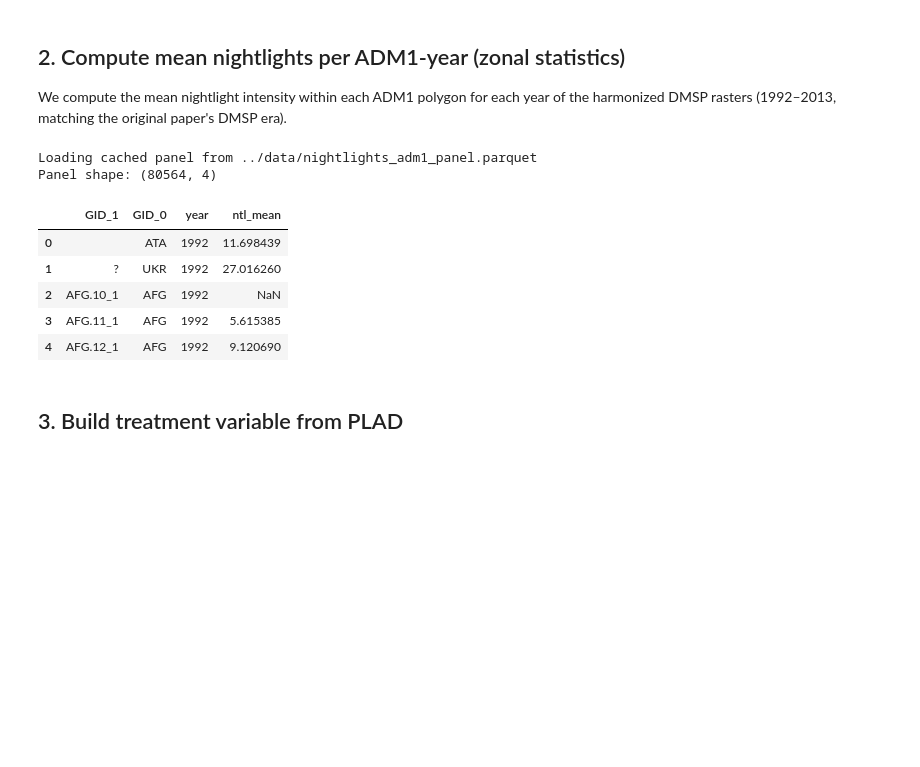
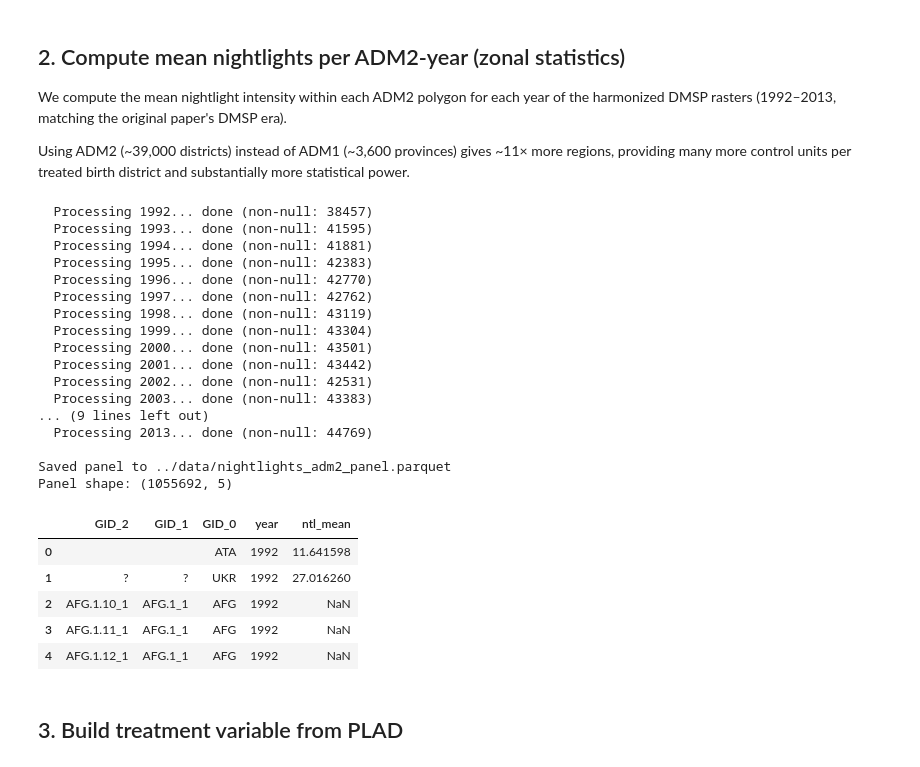
Before and after one commit to RichSchulz/political-leader-pollution, a Jupyter notebook: analysis/replication.ipynb, the cells around one changed output. Cells and saved outputs as stored; diff of their text form; code cells hidden in the pictures; blank space fills up the shorter version.

```diff
--- a/analysis/replication.ipynb
+++ b/analysis/replication.ipynb
@@ -39,10 +39,10 @@ PLAD_PATH = DATA / "political leaders" / "PLAD_April_2024.dta"
 # %%
 GADM_DIR = DATA / "gadm"
 GADM_GPKG = GADM_DIR / "gadm_410.gpkg"
-ADM1_CACHE = GADM_DIR / "gadm41_adm1.gpkg"
+ADM2_CACHE = GADM_DIR / "gadm41_adm2.gpkg"
 
 # --- Download GADM if needed ---
-if not GADM_GPKG.exists() and not ADM1_CACHE.exists():
+if not GADM_GPKG.exists() and not ADM2_CACHE.exists():
     GADM_DIR.mkdir(parents=True, exist_ok=True)
     url = "https://geodata.ucdavis.edu/gadm/gadm4.1/gadm_410-gpkg.zip"
     zip_path = GADM_DIR / "gadm_410-gpkg.zip"
@@ -54,17 +54,27 @@ if not GADM_GPKG.exists() and not ADM1_CACHE.exists():
     zip_path.unlink()
     print("Done.")
 
-# --- Dissolve to ADM1 level and cache ---
-if ADM1_CACHE.exists():
-    print(f"Loading cached ADM1 boundaries from {ADM1_CACHE}")
-    adm1 = gpd.read_file(ADM1_CACHE)
+# --- Dissolve to ADM2 level and cache ---
+if ADM2_CACHE.exists():
+    print(f"Loading cached ADM2 boundaries from {ADM2_CACHE}")
+    adm2 = gpd.read_file(ADM2_CACHE)
 else:
-    print("Dissolving to ADM1 (this takes a few minutes on the first run)...")
+    print("Reading GADM and dissolving to ADM2 (may take several minutes)...")
     raw = gpd.read_file(GADM_GPKG)
-    adm1 = raw.dissolve(by="GID_1", as_index=False)[["GID_0", "GID_1", "NAME_0", "NAME_1", "geometry"]]
-    adm1.to_file(ADM1_CACHE, driver="GPKG")
-    print(f"Cached ADM1 boundaries to {ADM1_CACHE}")
 
-print(f"Loaded {len(adm1)} ADM1 regions")
-adm1.head(2)
+    # For countries that lack ADM2 subdivision, promote their ADM1 code to GID_2
+    # (mirrors Bora 2025: "retain ADM1 regions for countries with no ADM2")
+    has_gid2 = raw["GID_2"].notna() & (raw["GID_2"].str.strip() != "")
+    # Replace GID_2 in-place so dissolve key has no duplicate column after the operation
+    raw["GID_2"] = raw["GID_2"].where(has_gid2, raw["GID_1"])
+
+    adm2 = raw.dissolve(by="GID_2", as_index=False)
+    keep_cols = [c for c in ["GID_0", "GID_1", "GID_2", "NAME_0", "NAME_1", "NAME_2", "geometry"]
+                 if c in adm2.columns]
+    adm2 = adm2[keep_cols]
+    adm2.to_file(ADM2_CACHE, driver="GPKG")
+    print(f"Cached ADM2 boundaries to {ADM2_CACHE}")
+
+print(f"Loaded {len(adm2)} ADM2 regions")
+adm2.head(2)
 # %% [output]
@@ -76,9 +87,11 @@ Loaded 3662 ADM1 regions
 # %% [markdown]
-## 2. Compute mean nightlights per ADM1-year (zonal statistics)
+## 2. Compute mean nightlights per ADM2-year (zonal statistics)
 
-We compute the mean nightlight intensity within each ADM1 polygon for each year of the harmonized DMSP rasters (1992–2013, matching the original paper's DMSP era).
+We compute the mean nightlight intensity within each ADM2 polygon for each year of the harmonized DMSP rasters (1992–2013, matching the original paper's DMSP era).
+
+Using ADM2 (~39,000 districts) instead of ADM1 (~3,600 provinces) gives ~11× more regions, providing many more control units per treated birth district and substantially more statistical power.
 # %%
-PANEL_CACHE = DATA / "nightlights_adm1_panel.parquet"
+PANEL_CACHE = DATA / "nightlights_adm2_panel.parquet"
 YEARS = range(1992, 2014)  # 1992-2013 inclusive (DMSP era)
 
 def raster_path(year):
@@ -92,44 +105,60 @@ if PANEL_CACHE.exists():
     print(f"Loading cached panel from {PANEL_CACHE}")
     ntl_panel = pd.read_parquet(PANEL_CACHE)
 else:
     frames = []
     for year in YEARS:
         rpath = raster_path(year)
         if not rpath.exists():
             print(f"  Skipping {year} — raster not found")
             continue
         print(f"  Processing {year}...", end=" ", flush=True)
         stats = zonal_stats(
-            adm1.geometry,
+            adm2.geometry,
             str(rpath),
             stats=["mean"],
             nodata=0,
         )
         means = [s["mean"] for s in stats]
         df_year = pd.DataFrame({
-            "GID_1": adm1["GID_1"],
-            "GID_0": adm1["GID_0"],
+            "GID_2": adm2["GID_2"],
+            "GID_1": adm2["GID_1"],
+            "GID_0": adm2["GID_0"],
             "year": year,
             "ntl_mean": means,
         })
         frames.append(df_year)
         print(f"done (non-null: {df_year['ntl_mean'].notna().sum()})")
 
     ntl_panel = pd.concat(frames, ignore_index=True)
     ntl_panel.to_parquet(PANEL_CACHE)
     print(f"\nSaved panel to {PANEL_CACHE}")
 
 print(f"Panel shape: {ntl_panel.shape}")
 ntl_panel.head()
 # %% [output]
-Loading cached panel from ../data/nightlights_adm1_panel.parquet
-Panel shape: (80564, 4)
+  Processing 1992... done (non-null: 38457)
+  Processing 1993... done (non-null: 41595)
+  Processing 1994... done (non-null: 41881)
+  Processing 1995... done (non-null: 42383)
+  Processing 1996... done (non-null: 42770)
+  Processing 1997... done (non-null: 42762)
+  Processing 1998... done (non-null: 43119)
+  Processing 1999... done (non-null: 43304)
+  Processing 2000... done (non-null: 43501)
+  Processing 2001... done (non-null: 43442)
+  Processing 2002... done (non-null: 42531)
+  Processing 2003... done (non-null: 43383)
+... (9 lines left out)
+  Processing 2013... done (non-null: 44769)
+
+Saved panel to ../data/nightlights_adm2_panel.parquet
+Panel shape: (1055692, 5)
-|  | GID_1 | GID_0 | year | ntl_mean |
-| 0 |  | ATA | 1992 | 11.698439 |
-| 1 | ? | UKR | 1992 | 27.016260 |
-| 2 | AFG.10_1 | AFG | 1992 | NaN |
-| 3 | AFG.11_1 | AFG | 1992 | 5.615385 |
-| 4 | AFG.12_1 | AFG | 1992 | 9.120690 |
+|  | GID_2 | GID_1 | GID_0 | year | ntl_mean |
+| 0 |  |  | ATA | 1992 | 11.641598 |
+| 1 | ? | ? | UKR | 1992 | 27.016260 |
+| 2 | AFG.1.10_1 | AFG.1_1 | AFG | 1992 | NaN |
+| 3 | AFG.1.11_1 | AFG.1_1 | AFG | 1992 | NaN |
+| 4 | AFG.1.12_1 | AFG.1_1 | AFG | 1992 | NaN |
 # %% [markdown]
 ## 3. Build treatment variable from PLAD
 # %%
```
Also changed, not shown: parts of 11 cells of this notebook, 2 other files.
